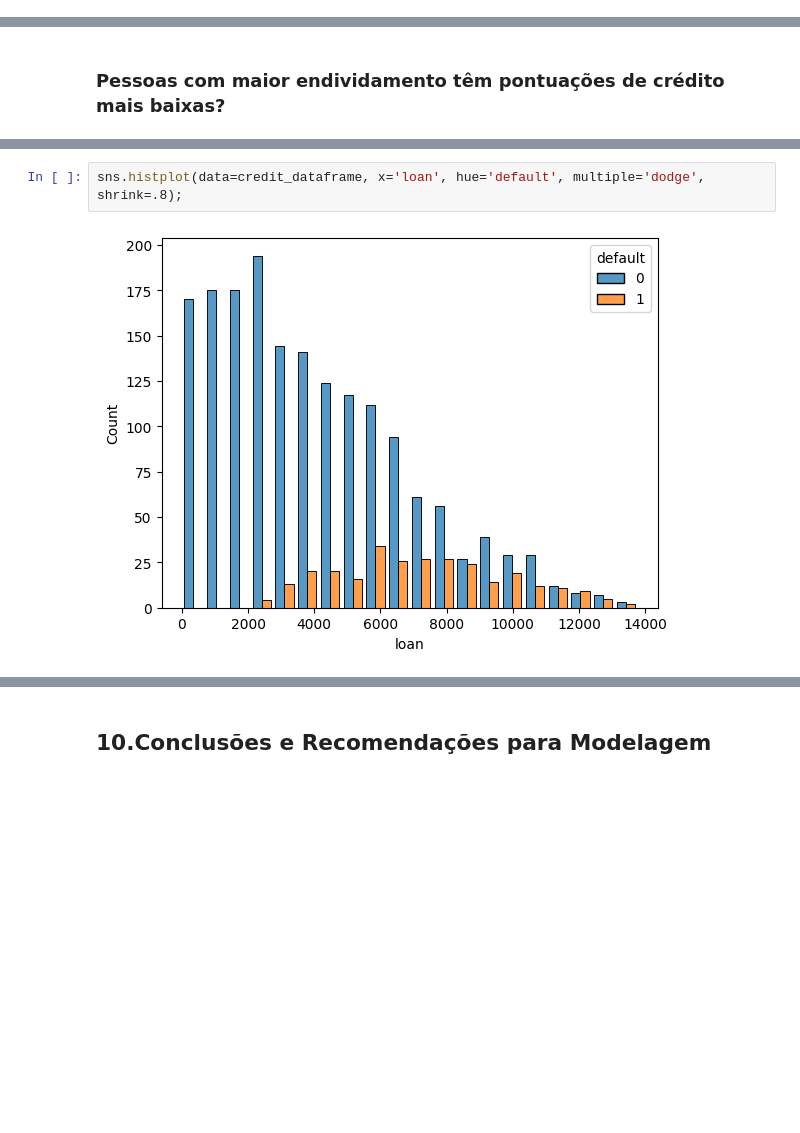
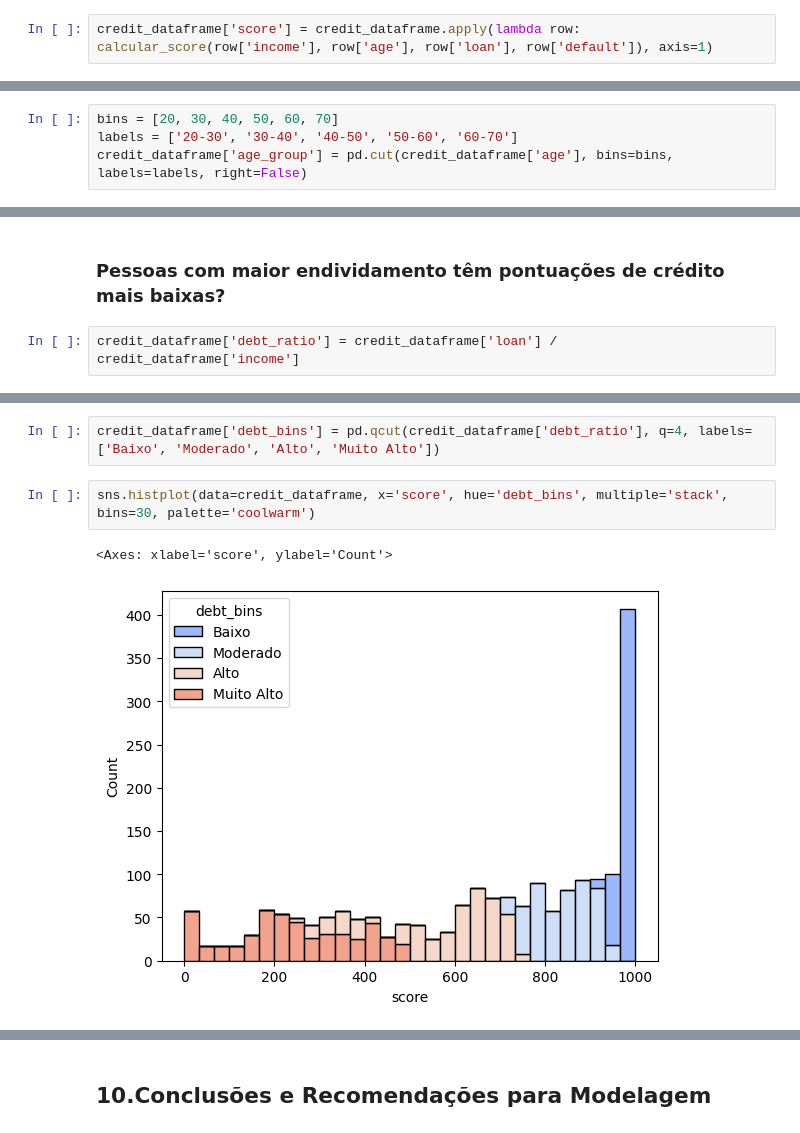
Before and after one commit to LMVieira2/Machine-Learning-Fatec-Matao, a Jupyter notebook: Atividade_Participação_Lucas.ipynb, the cells around one changed output, grey strips where cells are left out. Saved outputs shown, nothing was run; the diff lists cells and outputs as text; blank space fills up the shorter version.

```diff
--- a/Atividade_Participação_Lucas.ipynb
+++ b/Atividade_Participação_Lucas.ipynb
@@ -319,0 +343,2 @@ sns.boxplot(data=credit_dataframe, x='age', hue='default');
+# %%
+credit_dataframe['score'] = credit_dataframe.apply(lambda row: calcular_score(row['income'], row['age'], row['loan'], row['default']), axis=1)
@@ -325,0 +422,4 @@ sns.scatterplot(data=credit_dataframe, x='income', y='default', hue='default');
+# %%
+bins = [20, 30, 40, 50, 60, 70]
+labels = ['20-30', '30-40', '40-50', '50-60', '60-70']
+credit_dataframe['age_group'] = pd.cut(credit_dataframe['age'], bins=bins, labels=labels, right=False)
@@ -327,3 +439,5 @@ sns.scatterplot(data=credit_dataframe, x='income', y='default', hue='default');
 ## 9.Endividamento e Score de Crédito
 # %% [markdown]
 ### Pessoas com maior endividamento têm pontuações de crédito mais baixas?
+# %%
+credit_dataframe['debt_ratio'] = credit_dataframe['loan'] / credit_dataframe['income']
@@ -330,4 +449,7 @@ sns.scatterplot(data=credit_dataframe, x='income', y='default', hue='default');
+# %%
+credit_dataframe['debt_bins'] = pd.qcut(credit_dataframe['debt_ratio'], q=4, labels=['Baixo', 'Moderado', 'Alto', 'Muito Alto'])
 # %%
-sns.histplot(data=credit_dataframe, x='loan', hue='default', multiple='dodge', shrink=.8);
+sns.histplot(data=credit_dataframe, x='score', hue='debt_bins', multiple='stack', bins=30, palette='coolwarm')
 # %% [output]
+<Axes: xlabel='score', ylabel='Count'>
-[figure, old version]
+[figure, new version]
```
Also changed, not shown: parts of 26 cells of this notebook.
